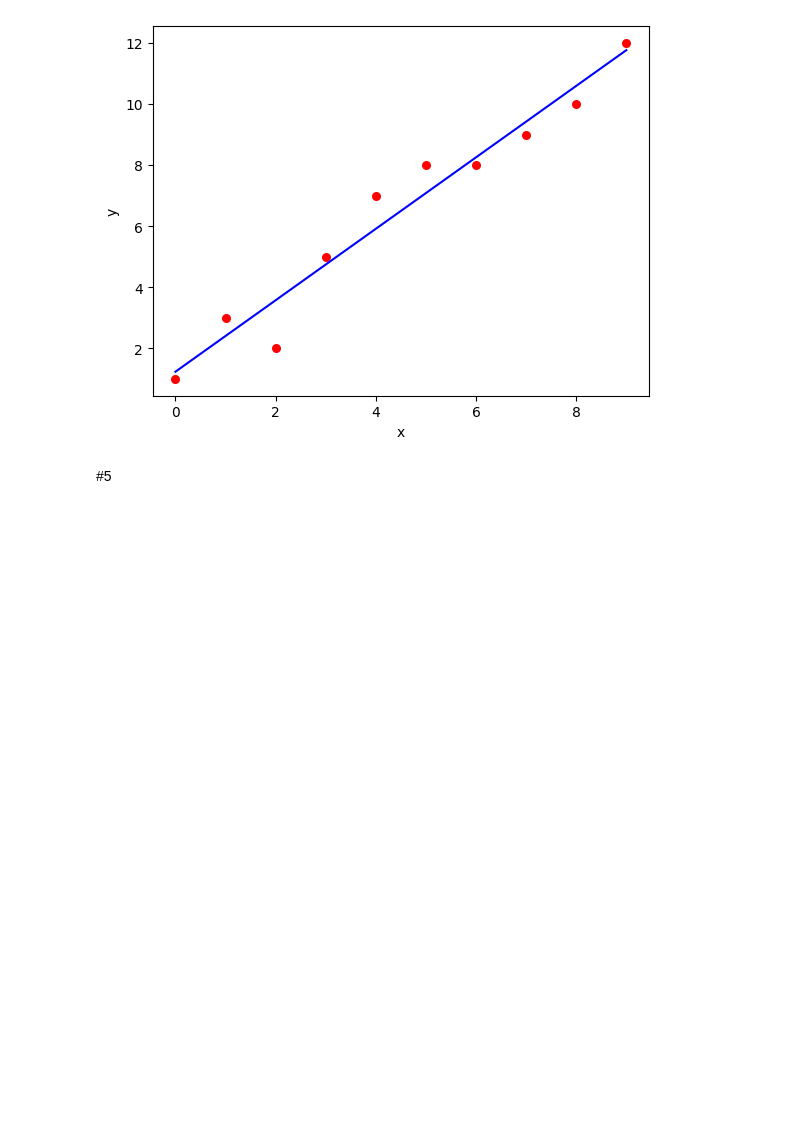
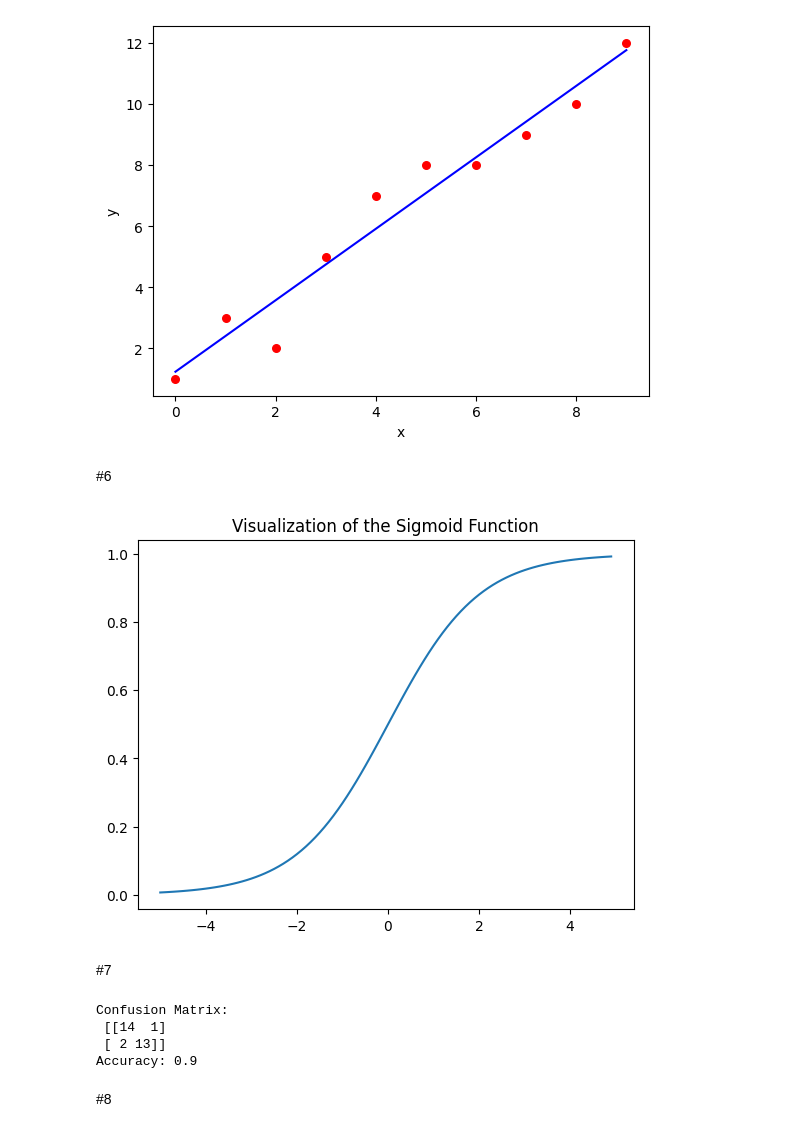
Before and after one commit to Gokulraj-123/CSA4724-Deep-Learning, a Jupyter notebook: Deep_Learning_Pratical.ipynb, the cells around one changed output. Saved outputs shown, nothing was run; the diff lists cells and outputs as text; code cells hidden in the pictures; blank space fills up the shorter version.

```diff
--- a/Deep_Learning_Pratical.ipynb
+++ b/Deep_Learning_Pratical.ipynb
@@ -232,4 +232,57 @@ b_0 = 1.2363636363636363
 b_1 = 1.1696969696969697
 [figure]
 # %% [markdown]
-#5
+#6
+# %%
+import numpy as np
+import matplotlib.pyplot as plt
+
+def sigmoid(z):
+    return 1 / (1 + np.exp( - z))
+
+plt.plot(np.arange(-5, 5, 0.1), sigmoid(np.arange(-5, 5, 0.1)))
+plt.title('Visualization of the Sigmoid Function')
+
+plt.show()
+# %% [output]
+[figure, added]
+# %% [markdown]
+#7
+# %%
+import numpy as np
+import pandas as pd
+from sklearn.model_selection import train_test_split
+from sklearn.preprocessing import StandardScaler
+from sklearn.neighbors import KNeighborsClassifier
+from sklearn.metrics import confusion_matrix, accuracy_score
+from sklearn.datasets import make_classification
+
+# Create a synthetic dataset
+X, y = make_classification(n_samples=150, n_features=4, n_informative=3, n_redundant=0, random_state=32, shuffle=True)
+
+# Split dataset into training and test sets
+X_train, X_test, y_train, y_test = train_test_split(X, y, test_size=0.20, random_state=42)
+
+# Feature scaling
+sc = StandardScaler()
+X_train = sc.fit_transform(X_train)
+X_test = sc.transform(X_test)
+
+# Train the K-NN classifier
+classifier = KNeighborsClassifier(n_neighbors=5, metric='minkowski', p=2)
+classifier.fit(X_train, y_train)
+
+# Predict the test set results
+y_pred = classifier.predict(X_test)
+
+# Display the results
+cm = confusion_matrix(y_test, y_pred)
+print("Confusion Matrix:\n", cm)
+print("Accuracy:", accuracy_score(y_test, y_pred))
+# %% [output]
+Confusion Matrix:
+ [[14  1]
+ [ 2 13]]
+Accuracy: 0.9
+# %% [markdown]
+#8
```
Also changed, not shown: parts of 10 cells of this notebook.
